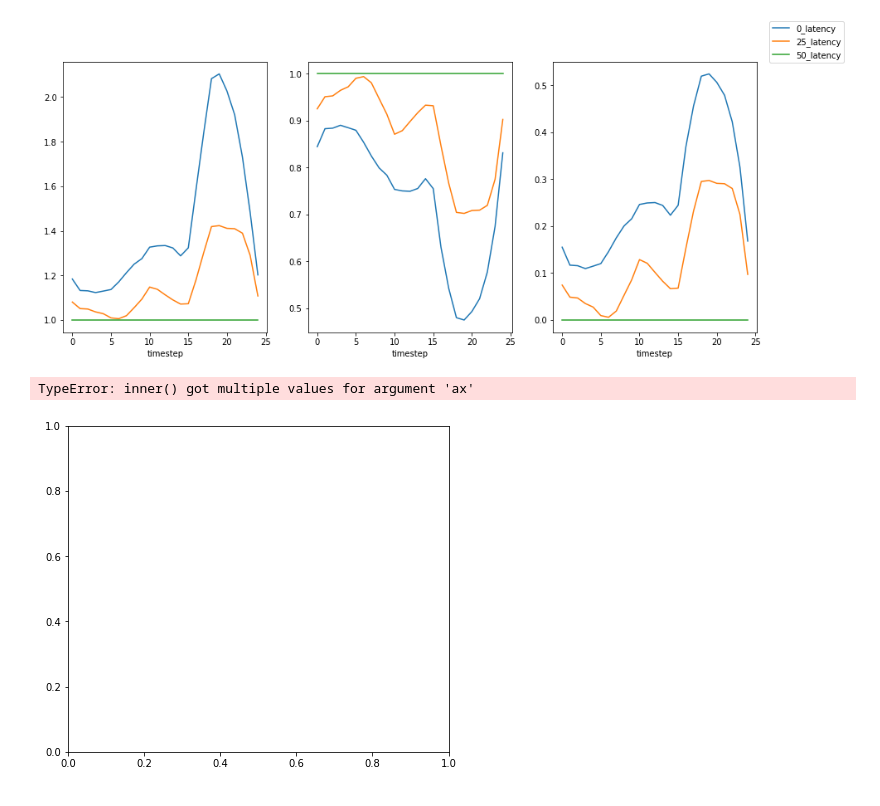
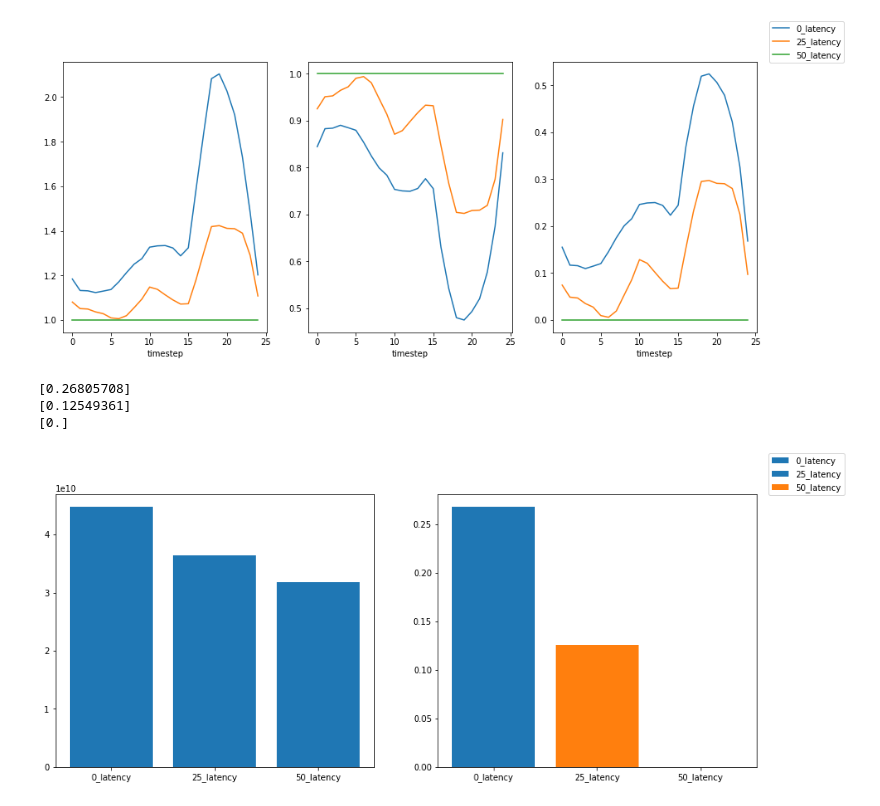
Before and after one commit to fiskrt/CASPER, a Jupyter notebook: misc/casper.ipynb, the cells around one changed output. Cells and saved outputs as stored; diff of their text form; code cells hidden in the pictures.

Commit message:
Plots more detailed data of carbon results, needs refinement

```diff
--- a/misc/casper.ipynb
+++ b/misc/casper.ipynb
@@ -63,21 +63,33 @@ Adding an axes using the same arguments as a previous axes currently reuses the
 # %%
 
 #print(dfs)
-ax = None
-fig = plt.figure(figsize=(15, 6))
+fig, (ax1, ax2) = plt.subplots(1, 2, figsize=(15,6))
 
+latencies = ["0_latency", "25_latency", "50_latency"]
 carbon_emission_sums = []
 for df in dfs_grouped_by_timestep:
-    sum =  carbon_emission_sums.append(df["total_carbon_emissions"].sum().sum())
-    ax = plt.subplot(1, 2, 1)
-    ax.plt.bar(["0_latency", "25_latency", "50_latency"], carbon_emission_sums)
+    carbon_emission_sums.append(df["total_carbon_emissions"].sum().sum())
+ax1.bar(["0_latency", "25_latency", "50_latency"], carbon_emission_sums)
 
 factor = dfs_grouped_by_timestep[2]["total_carbon_emissions"].sum()
 
-for df in dfs_grouped_by_timestep:
-    ax = plt.subplot(1, 3, 3)
+percentages = [[],[],[]]
+for i, df in enumerate(dfs_grouped_by_timestep):
     p =  1 - factor / df["total_carbon_emissions"].sum()
-    ax = p.plot(ax=ax)
+    percentages[i].append(p)
+#means = np.mean(percentages, axis=1)
+latencies = ["0_latency", "25_latency", "50_latency"]
+for percentage, latency_lbl in zip(percentages, latencies):
+    mean = np.mean(percentage, axis=1)
+    print(mean)
+    ax2.bar(latency_lbl, mean)
+#np.mean(percentages[i])
+
+ax1.set_title("Total increase of carbon for each latency")
+ax2.set_title("Average percentage increase of carbon each day")
+fig.legend(["0_latency", "25_latency", "50_latency"]);
 # %% [output]
-TypeError: inner() got multiple values for argument 'ax'
+[0.26805708]
+[0.12549361]
+[0.]
-[figure, old version]
+[figure, new version]
```
Also changed, not shown: parts of 2 cells of this notebook.
